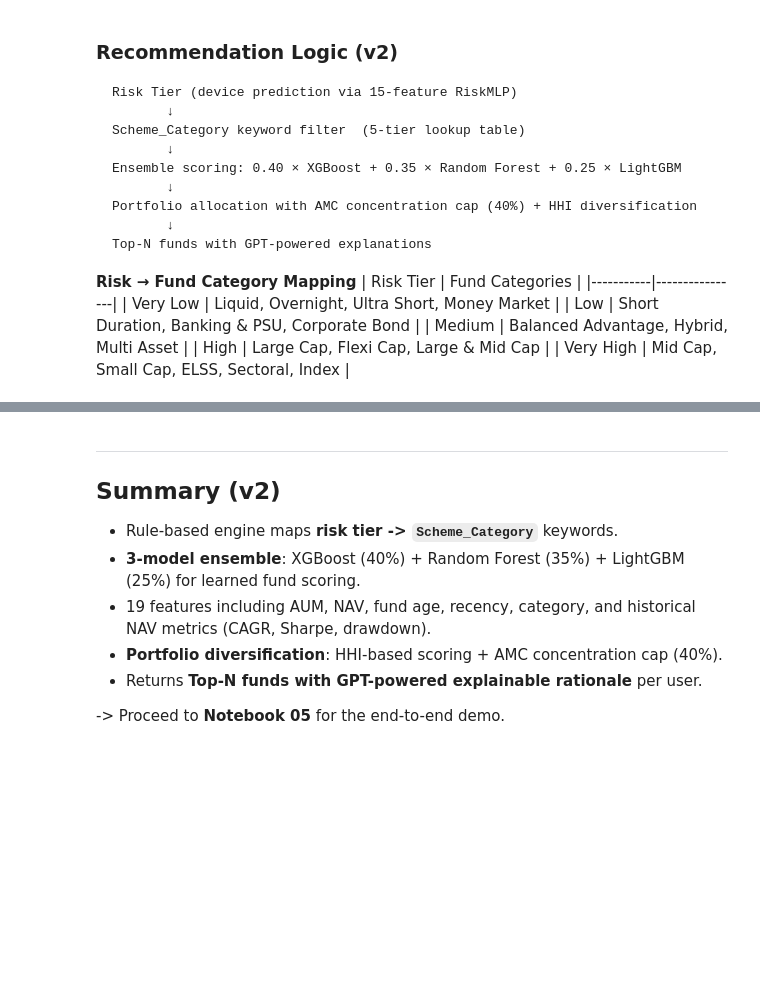
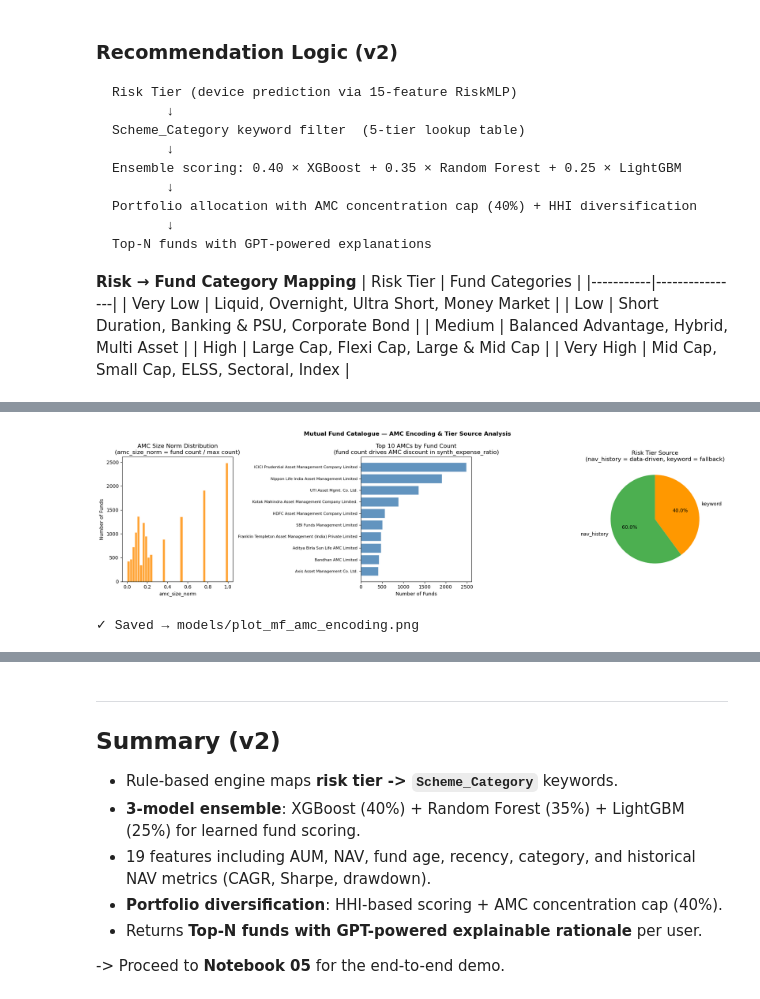
Before and after one commit to Chaitanya142/LJMU_MSDS_C26_Jul25, a Jupyter notebook: notebooks/04_Recommendation_Engine.ipynb, the cells around one changed output, grey strips where cells are left out. Cells and saved outputs as stored; diff of their text form; code cells hidden in the pictures; blank space fills up the shorter version.

```diff
--- a/notebooks/04_Recommendation_Engine.ipynb
+++ b/notebooks/04_Recommendation_Engine.ipynb
@@ -76,0 +150,72 @@ Funds not mapped to any tier: 7343 (51.5%)
+# %%
+
+# ── DP-2. AMC frequency encoding & risk_tier_source breakdown ─────────────────
+import matplotlib.pyplot as plt
+
+# AMC frequency encoding (from build_fund_features)
+amc_s      = mf_df['AMC'].fillna('Other')
+amc_counts = amc_s.value_counts()
+amc_norm   = amc_counts / amc_counts.max()
+
+print("=== AMC Frequency Encoding (amc_size_norm) ===")
+print("Top 15 AMCs: count  amc_size_norm (used as a model feature)")
+print("─" * 60)
+for amc, cnt in amc_counts.head(15).items():
+    norm = cnt / amc_counts.max()
+    bar_vis = '█' * int(norm * 30)
+    print(f"  {amc:<42} {cnt:4d}  {norm:.3f}  {bar_vis}")
+
+# amc_is_top flag
+top_amcs = amc_counts.head(15).index.tolist()
+amc_is_top = amc_s.isin(top_amcs)
+print(f"\n  amc_is_top = 1 (top 15 AMCs): {amc_is_top.sum():,} funds "
+      f"({100*amc_is_top.mean():.1f}%)")
+print(f"  amc_is_top = 0 (other AMCs):  {(~amc_is_top).sum():,} funds "
+      f"({100*(~amc_is_top).mean():.1f}%)")
+
+# Risk tier source breakdown
+if 'risk_tier_source' in mf_df.columns:
+    print("\n=== Risk Tier Source Breakdown ===")
+    src_counts = mf_df['risk_tier_source'].value_counts()
+    for src, cnt in src_counts.items():
+        print(f"  {src:<20}: {cnt:5,} funds ({100*cnt/len(mf_df):.1f}%)")
+else:
+    print("\n  (risk_tier_source column not present — rerun load_mutual_funds())")
+
+# Visualisation
+fig, axes = plt.subplots(1, 3, figsize=(18, 5))
+fig.suptitle("Mutual Fund Catalogue — AMC Encoding & Tier Source Analysis", fontsize=12, fontweight='bold')
+
+# (1) AMC size norm distribution
+ax = axes[0]
+ax.hist(amc_s.map(amc_counts).fillna(1) / amc_counts.max(), bins=40,
+        color='darkorange', edgecolor='white', alpha=0.8)
+ax.set_title("AMC Size Norm Distribution\n(amc_size_norm = fund count / max count)")
+ax.set_xlabel("amc_size_norm"); ax.set_ylabel("Number of Funds")
+
+# (2) Top 10 AMCs by fund count
+ax = axes[1]
+top10 = amc_counts.head(10)
+ax.barh(top10.index[::-1], top10.values[::-1], color='steelblue', alpha=0.85, edgecolor='white')
+ax.set_title("Top 10 AMCs by Fund Count\n(fund count drives AMC discount in synth_expense_ratio)")
+ax.set_xlabel("Number of Funds")
+ax.tick_params(axis='y', labelsize=8)
+
+# (3) Risk tier source pie
+ax = axes[2]
+if 'risk_tier_source' in mf_df.columns:
+    src_pie = mf_df['risk_tier_source'].value_counts()
+    ax.pie(src_pie.values, labels=src_pie.index, autopct='%1.1f%%',
+           colors=['#4CAF50', '#FF9800'], startangle=90)
+    ax.set_title("Risk Tier Source\n(nav_history = data-driven, keyword = fallback)")
+else:
+    ax.text(0.5, 0.5, "risk_tier_source\nnot available",
+            ha='center', va='center', transform=ax.transAxes)
+    ax.set_title("Risk Tier Source")
+
+plt.tight_layout()
+save_path = os.path.join('models', 'plot_mf_amc_encoding.png')
+plt.savefig(save_path, dpi=150, bbox_inches='tight')
+plt.show()
+print(f"✓ Saved → {save_path}")
+# %% [output]
@@ -76,0 +239,2 @@ Funds not mapped to any tier: 7343 (51.5%)
+[figure, added]
+✓ Saved → models/plot_mf_amc_encoding.png
```
Also changed, not shown: parts of 23 cells of this notebook, 8 other files.
